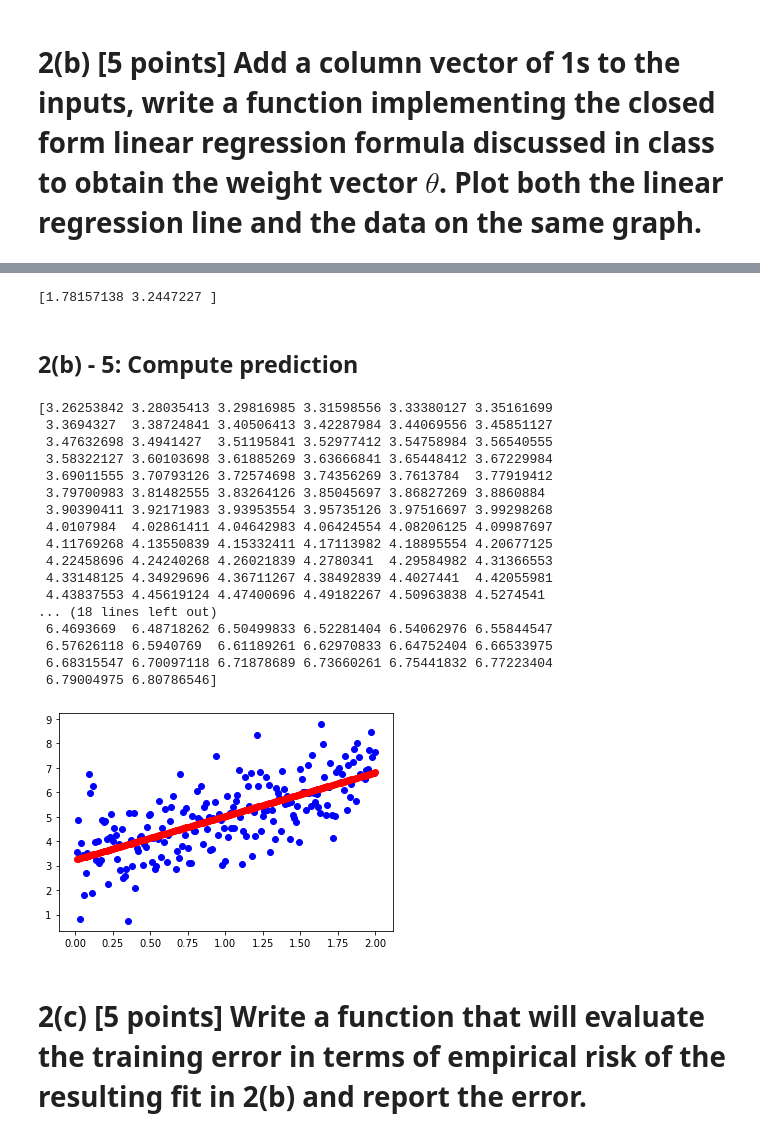
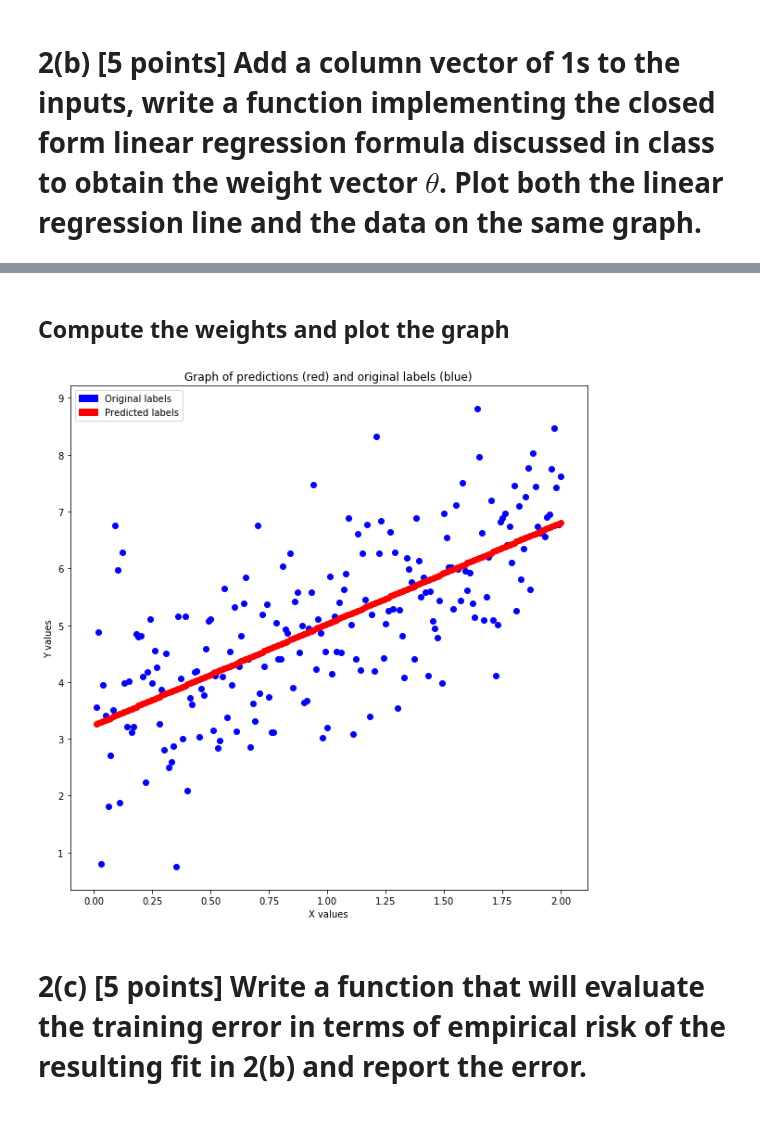
Before and after one commit to GlennChia/01_112_machine_learning, a Jupyter notebook: hw1/2_linear_and_polynomial_regression.ipynb, the cells around one changed output, grey strips where cells are left out. Drawn from its saved outputs; the diff is of its cells as text; code cells hidden in the pictures.

```diff
--- a/hw1/2_linear_and_polynomial_regression.ipynb
+++ b/hw1/2_linear_and_polynomial_regression.ipynb
@@ -57,6 +86,7 @@ plt.show()
 # %%
-x = np.array(df['x'])
-y = np.array(df['y'])
-x = np.c_[x, np.ones(len(df))]
-print(x)
-print(y)
+def predict(weight, x, y, df=df):
+    df_copy = df.copy(deep=True)
+    x = np.c_[x, np.ones(len(df))]
+    prediction = x.dot(weight)
+    df_copy['predict'] = prediction
+    return df_copy
@@ -94,39 +93,22 @@ print(b)
-# %%
-weight = np.dot(np.linalg.inv(a), b)
-print(weight)
-# %% [output]
-[1.78157138 3.2447227 ]
-# %% [markdown]
-## 2(b) - 5: Compute prediction
-# %%
-prediction = x.dot(weight)
-print(prediction)
-# %% [output]
-[3.26253842 3.28035413 3.29816985 3.31598556 3.33380127 3.35161699
- 3.3694327  3.38724841 3.40506413 3.42287984 3.44069556 3.45851127
- 3.47632698 3.4941427  3.51195841 3.52977412 3.54758984 3.56540555
- 3.58322127 3.60103698 3.61885269 3.63666841 3.65448412 3.67229984
- 3.69011555 3.70793126 3.72574698 3.74356269 3.7613784  3.77919412
- 3.79700983 3.81482555 3.83264126 3.85045697 3.86827269 3.8860884
- 3.90390411 3.92171983 3.93953554 3.95735126 3.97516697 3.99298268
- 4.0107984  4.02861411 4.04642983 4.06424554 4.08206125 4.09987697
- 4.11769268 4.13550839 4.15332411 4.17113982 4.18895554 4.20677125
- 4.22458696 4.24240268 4.26021839 4.2780341  4.29584982 4.31366553
- 4.33148125 4.34929696 4.36711267 4.38492839 4.4027441  4.42055981
- 4.43837553 4.45619124 4.47400696 4.49182267 4.50963838 4.5274541
-... (18 lines left out)
- 6.4693669  6.48718262 6.50499833 6.52281404 6.54062976 6.55844547
- 6.57626118 6.5940769  6.61189261 6.62970833 6.64752404 6.66533975
- 6.68315547 6.70097118 6.71878689 6.73660261 6.75441832 6.77223404
- 6.79004975 6.80786546]
 # %%
-df['predict'] = prediction
-plt.figure()
-plt.scatter(x=df['x'], y=df['y'], color='b')
-plt.scatter(x=df['x'], y=df['predict'], color='r')
-
-plt.show()
+def plot_label_prediction(df=df):
+    plt.figure(figsize=(10,10))
+    plt.scatter(x=df['x'], y=df['y'], color='b')
+    plt.scatter(x=df['x'], y=df['predict'], color='r')
+    plt.xlabel('X values')
+    plt.ylabel('Y values')
+    blue_patch = mpatches.Patch(color='blue', label='Original labels')
+    red_patch = mpatches.Patch(color='red', label='Predicted labels')
+    plt.legend(handles=[blue_patch, red_patch])
+    plt.title('Graph of predictions (red) and original labels (blue)')
+    plt.show()
-# %% [output]
-[figure, removed]
+# %% [markdown]
+## Compute the weights and plot the graph
+# %%
+weight_closed_form = closed_form_linear_regression_get_weight(df)
+df_closed_form = predict(weight_closed_form, np.array(df['x']), np.array(df['y']), df)
+plot_label_prediction(df_closed_form)
+# %% [output]
+[figure, added]
 # %% [markdown]
 # 2(c) [5 points] Write a function that will evaluate the training error in terms of empirical risk of the resulting fit in 2(b) and report the error.
```
Also changed, not shown: parts of 22 cells of this notebook.
